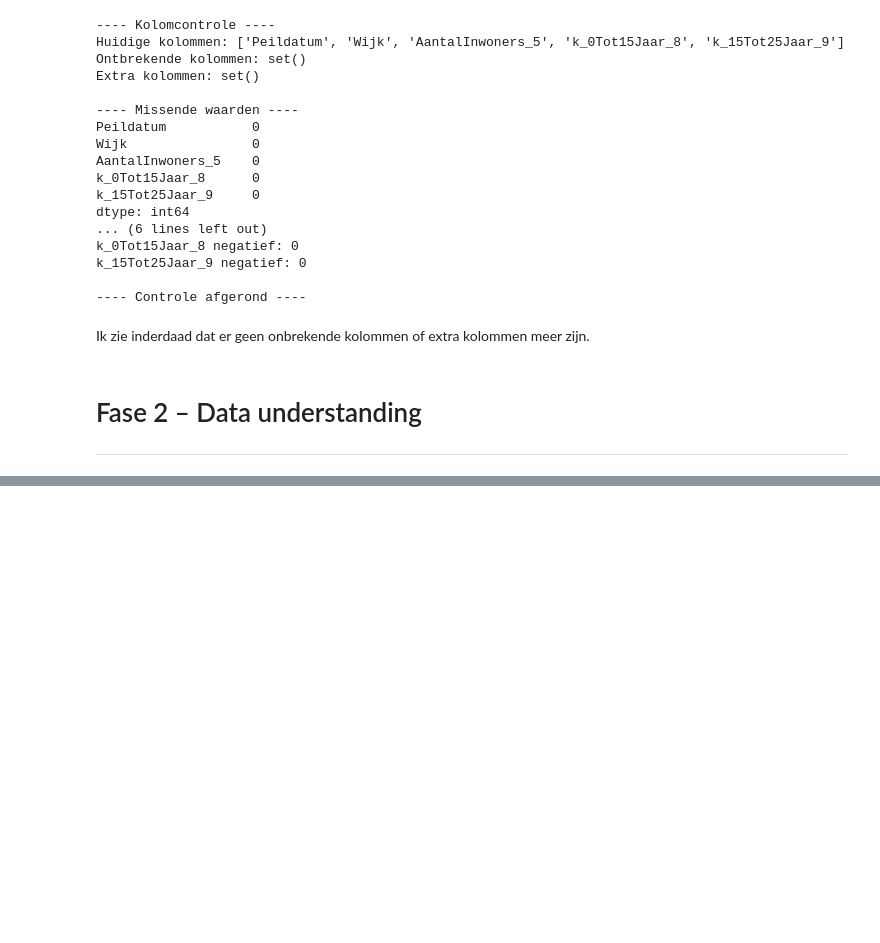
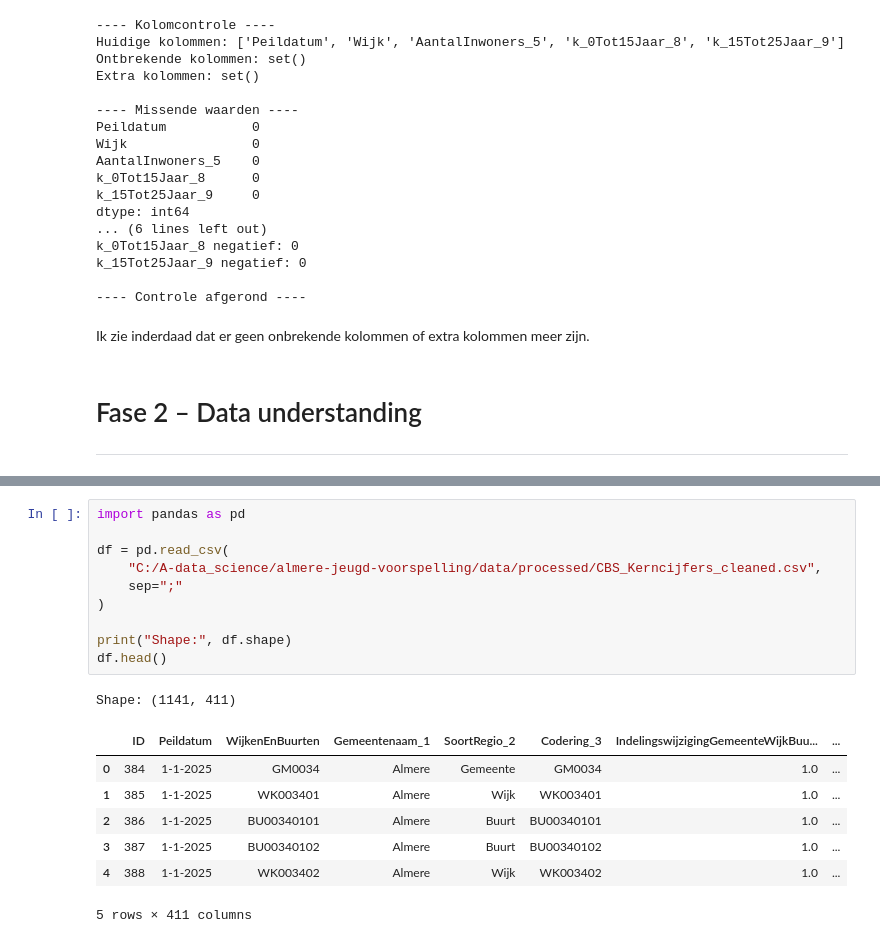
Before and after one commit to Ismael-991/almere-jeugd-voorspelling, a Jupyter notebook: notebooks/individual/Wail_notebook.ipynb, the cells around one changed output, grey strips where cells are left out. Drawn from its saved outputs; the diff is of its cells as text; blank space fills up the shorter version.

```diff
--- a/notebooks/individual/Wail_notebook.ipynb
+++ b/notebooks/individual/Wail_notebook.ipynb
@@ -559,0 +421,19 @@ df_wijk[["Perc_TotaleJeugd"]].describe()
+# %%
+import pandas as pd
+
+df = pd.read_csv(
+    "C:/A-data_science/almere-jeugd-voorspelling/data/processed/CBS_Kerncijfers_cleaned.csv",
+    sep=";"
+)
+
+print("Shape:", df.shape)
+df.head()
+# %% [output]
+Shape: (1141, 411)
+|  | ID | Peildatum | WijkenEnBuurten | Gemeentenaam_1 | SoortRegio_2 | Codering_3 | IndelingswijzigingGemeenteWijkBuu... | ... |
+| 0 | 384 | 1-1-2025 | GM0034 | Almere | Gemeente | GM0034 | 1.0 | ... |
+| 1 | 385 | 1-1-2025 | WK003401 | Almere | Wijk | WK003401 | 1.0 | ... |
+| 2 | 386 | 1-1-2025 | BU00340101 | Almere | Buurt | BU00340101 | 1.0 | ... |
+| 3 | 387 | 1-1-2025 | BU00340102 | Almere | Buurt | BU00340102 | 1.0 | ... |
+| 4 | 388 | 1-1-2025 | WK003402 | Almere | Wijk | WK003402 | 1.0 | ... |
+5 rows × 411 columns
```
Also changed, not shown: parts of 39 cells of this notebook.
